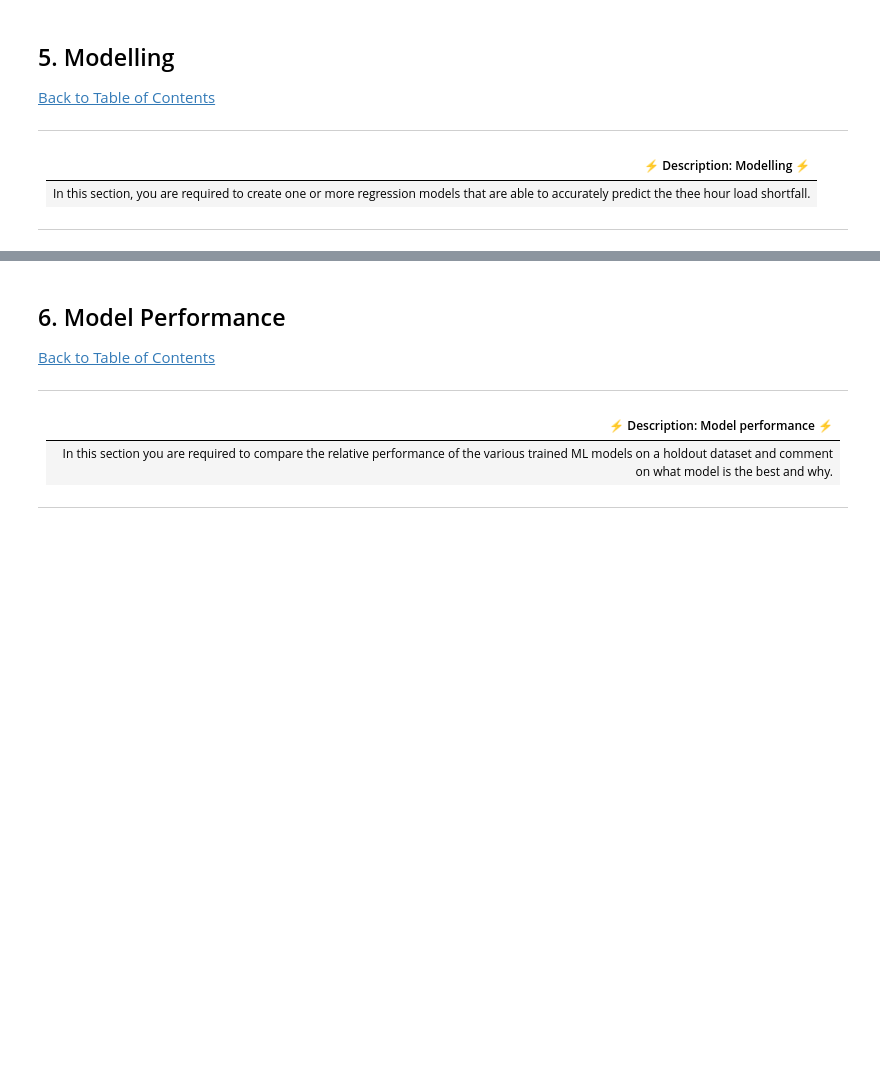
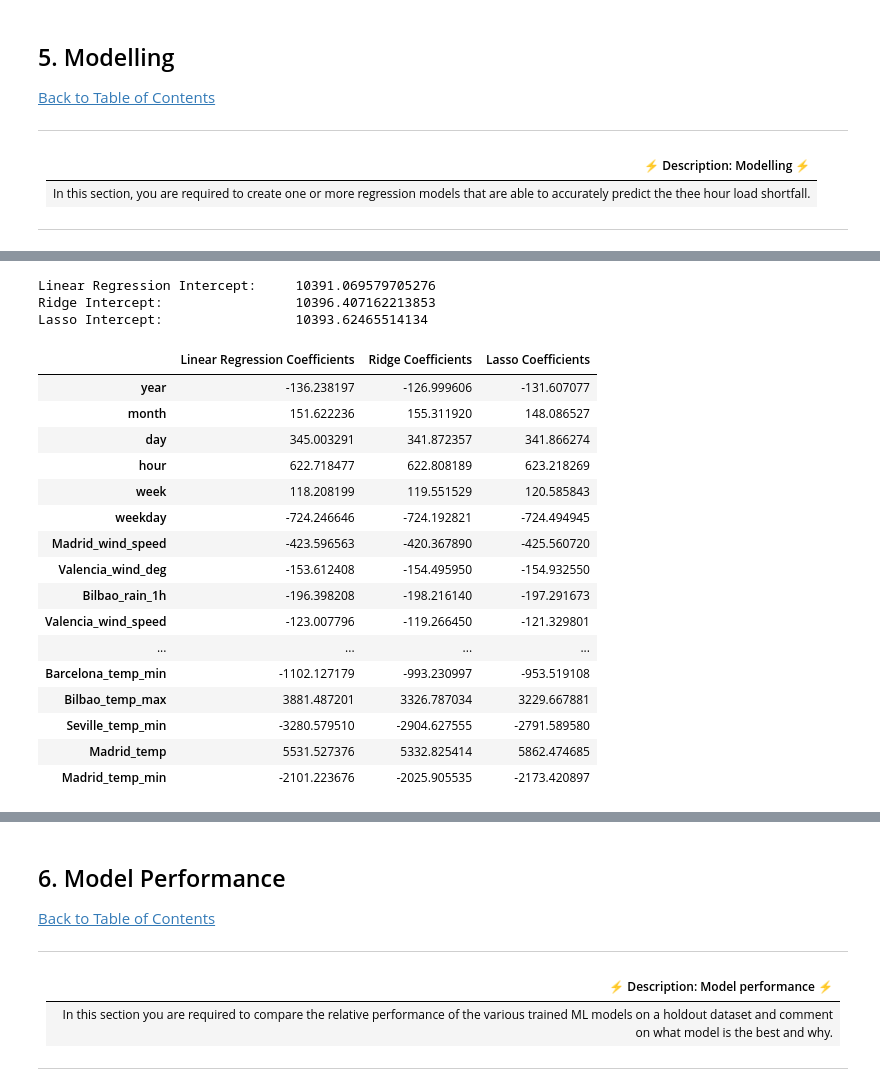
Before and after one commit to StephenGQuimpo/load-shortfall-regression-predict-api, a Jupyter notebook: regression_predict_ZF4.ipynb, the cells around one changed output, grey strips where cells are left out. Cells and saved outputs as stored; diff of their text form; code cells hidden in the pictures; blank space fills up the shorter version.

```diff
--- a/regression_predict_ZF4.ipynb
+++ b/regression_predict_ZF4.ipynb
@@ -462,0 +490,8 @@ def get_date_time_features(df):
+# %%
+# standardise the features
+scaler = StandardScaler()
+X_scaled = scaler.fit_transform(X)
+X_scaled = pd.DataFrame(X_scaled, columns=X.columns)
+
+# View the scaled data
+X_scaled.head()
@@ -470,0 +559,40 @@ def get_date_time_features(df):
+# %%
+# Explore intercepts of each model
+lm_b0 = float(lm.intercept_)
+ridge_b0 = float(ridge.intercept_)
+lasso_b0 = float(lasso.intercept_)
+
+print('Linear Regression Intercept:\t', lm_b0)
+print('Ridge Intercept:\t\t', ridge_b0)
+print('Lasso Intercept:\t\t', lasso_b0)
+# %% [output]
+Linear Regression Intercept:     10391.069579705276
+Ridge Intercept:                 10396.407162213853
+Lasso Intercept:                 10393.62465514134
+# %%
+# Explore coefficients of each model
+lm_coef_df = pd.DataFrame(lm.coef_, X.columns, columns=['Linear Regression Coefficients'])
+ridge_coef_df = pd.DataFrame(ridge.coef_, X.columns, columns=['Ridge Coefficients'])
+lasso_coef_df = pd.DataFrame(lasso.coef_, X.columns, columns=['Lasso Coefficients'])
+
+coef_df_list = [lm_coef_df, ridge_coef_df, lasso_coef_df]
+coef_df = pd.concat(coef_df_list, axis=1)
+coef_df
+# %% [output]
+|  | Linear Regression Coefficients | Ridge Coefficients | Lasso Coefficients |
+| year | -136.238197 | -126.999606 | -131.607077 |
+| month | 151.622236 | 155.311920 | 148.086527 |
+| day | 345.003291 | 341.872357 | 341.866274 |
+| hour | 622.718477 | 622.808189 | 623.218269 |
+| week | 118.208199 | 119.551529 | 120.585843 |
+| weekday | -724.246646 | -724.192821 | -724.494945 |
+| Madrid_wind_speed | -423.596563 | -420.367890 | -425.560720 |
+| Valencia_wind_deg | -153.612408 | -154.495950 | -154.932550 |
+| Bilbao_rain_1h | -196.398208 | -198.216140 | -197.291673 |
+| Valencia_wind_speed | -123.007796 | -119.266450 | -121.329801 |
+| ... | ... | ... | ... |
+| Barcelona_temp_min | -1102.127179 | -993.230997 | -953.519108 |
+| Bilbao_temp_max | 3881.487201 | 3326.787034 | 3229.667881 |
+| Seville_temp_min | -3280.579510 | -2904.627555 | -2791.589580 |
+| Madrid_temp | 5531.527376 | 5332.825414 | 5862.474685 |
+| Madrid_temp_min | -2101.223676 | -2025.905535 | -2173.420897 |
```
Also changed, not shown: parts of 22 cells of this notebook.
